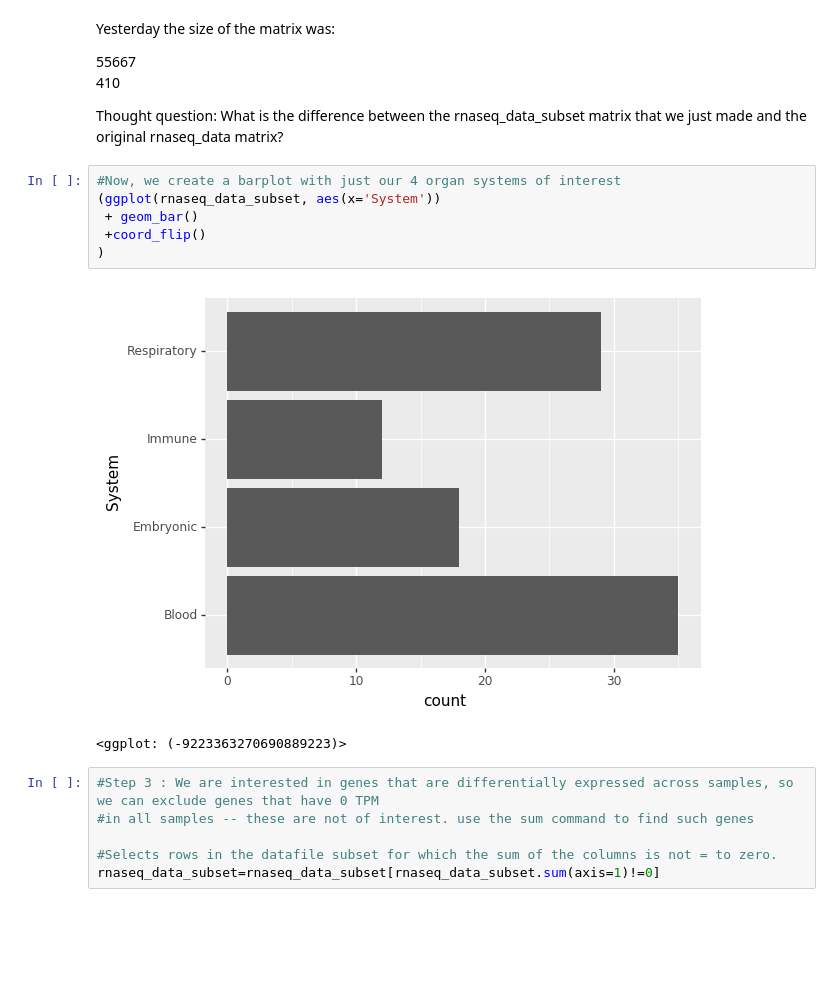
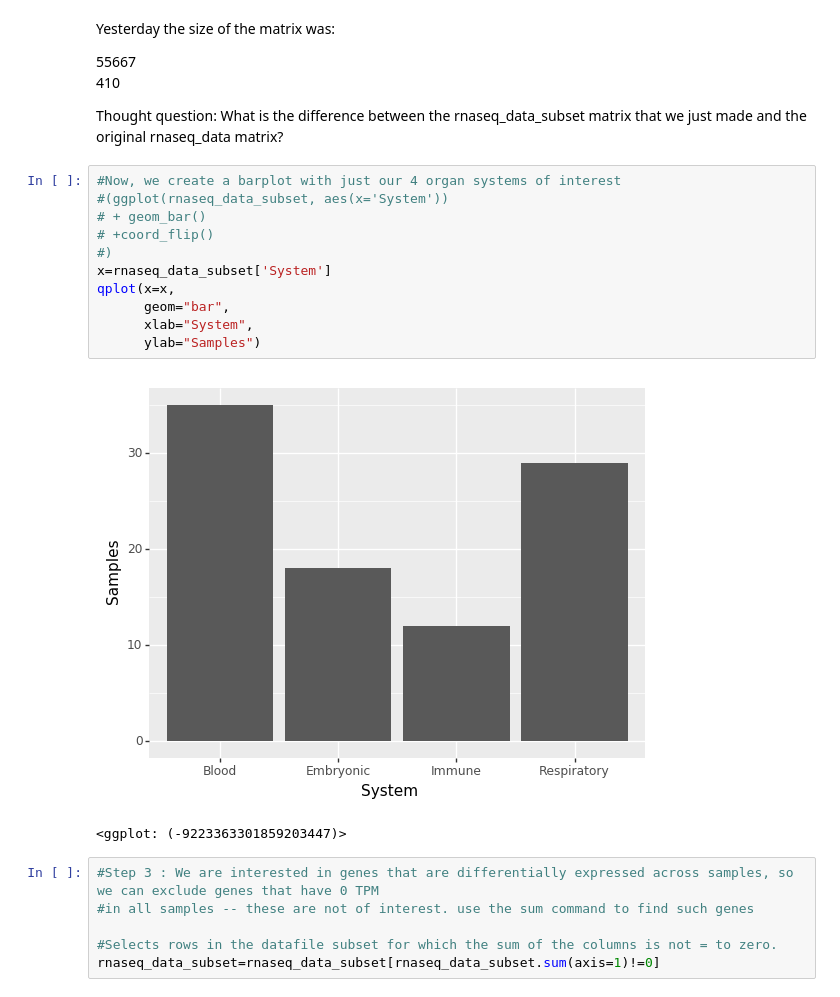
Before and after one commit to CArellG/humbio51, a Jupyter notebook: class_07_RNAseq_quantification_variation/7-RNAseq quantification variation.ipynb, the cells around one changed output. Drawn from its saved outputs; the diff is of its cells as text; blank space fills up the shorter version.

```diff
--- a/class_07_RNAseq_quantification_variation/7-RNAseq quantification variation.ipynb
+++ b/class_07_RNAseq_quantification_variation/7-RNAseq quantification variation.ipynb
@@ -396,13 +396,18 @@ Yesterday the size of the matrix was:
 Thought question: What is the difference between the rnaseq_data_subset matrix that we just made and the original rnaseq_data matrix?
 # %%
 #Now, we create a barplot with just our 4 organ systems of interest
-(ggplot(rnaseq_data_subset, aes(x='System'))
- + geom_bar()
- +coord_flip()
-)
+#(ggplot(rnaseq_data_subset, aes(x='System'))
+# + geom_bar()
+# +coord_flip()
+#)
+x=rnaseq_data_subset['System']
+qplot(x=x,
+      geom="bar",
+      xlab="System",
+      ylab="Samples")
 # %% [output]
-[figure, old version]
+[figure, new version]
-<ggplot: (-9223363270690889223)>
+<ggplot: (-9223363301859203447)>
 # %%
 #Step 3 : We are interested in genes that are differentially expressed across samples, so we can exclude genes that have 0 TPM
 #in all samples -- these are not of interest. use the sum command to find such genes
```
Also changed, not shown: parts of 5 cells of this notebook.
